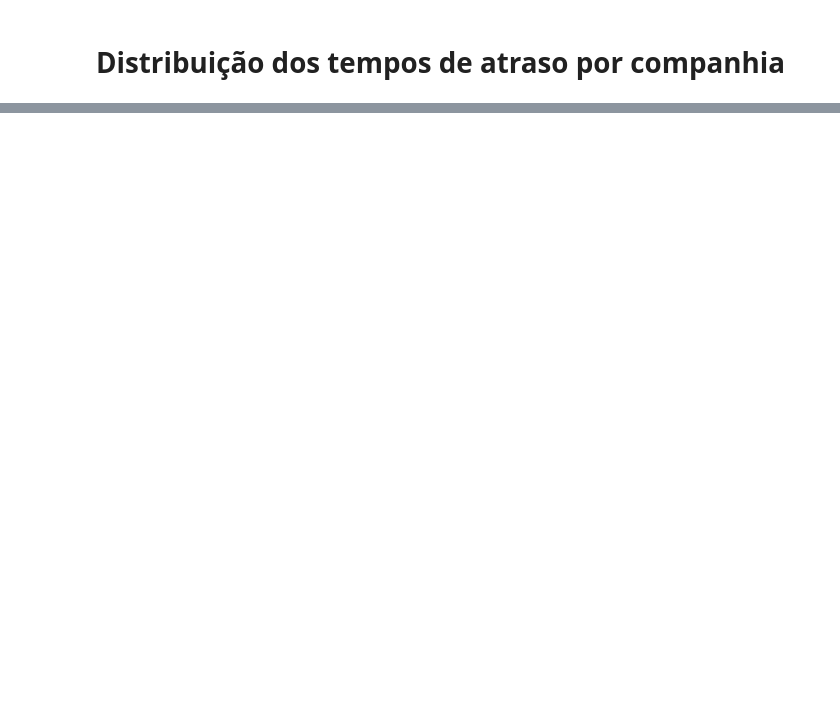
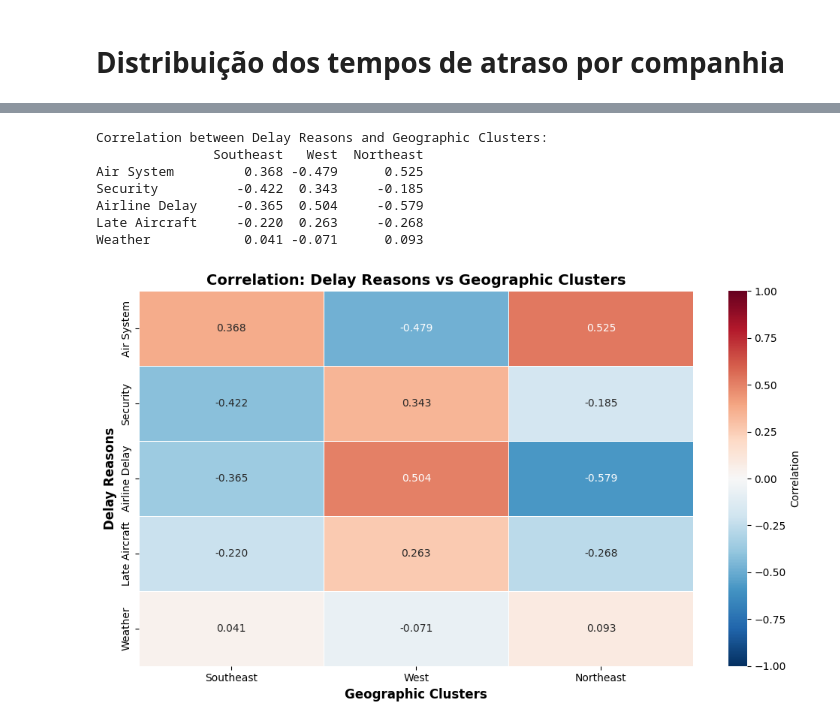
Before and after one commit to rics81/FIAP-8MLET-TechChallenge-III, a Jupyter notebook: tc3.ipynb, the cells around one changed output, grey strips where cells are left out. Saved outputs shown, nothing was run; the diff lists cells and outputs as text; code cells hidden in the pictures; blank space fills up the shorter version.

```diff
--- a/tc3.ipynb
+++ b/tc3.ipynb
@@ -485,0 +696,46 @@ Apesar da métrica anterior apontando a NK como a que teria atrasos mais longos
+# %%
+# Correlation analysis: Clusters vs Delay Reasons
+import numpy as np
+import pandas as pd
+
+# Create a numeric version of the table (remove % and convert to float)
+summary_numeric = summary_table_full.copy()
+for col in summary_numeric.columns:
+    summary_numeric[col] = summary_numeric[col].str.rstrip('%').astype(float)
+
+# Extract cluster and delay columns
+cluster_cols = ['Southeast', 'West', 'Northeast']
+delay_cols = ['Air System', 'Security', 'Airline Delay', 'Late Aircraft', 'Weather']
+
+# Calculate correlation matrix between all columns
+all_cols = cluster_cols + delay_cols
+correlation_data = summary_numeric[all_cols]
+correlation_matrix = correlation_data.corr()
+
+# Extract only the correlations between clusters and delays
+correlation_clusters_delays = correlation_matrix.loc[delay_cols, cluster_cols]
+
+print("\nCorrelation between Delay Reasons and Geographic Clusters:")
+print(correlation_clusters_delays.round(3))
+
+# Visualize with heatmap
+import matplotlib.pyplot as plt
+import seaborn as sns
+
+fig, ax = plt.subplots(figsize=(10, 6))
+sns.heatmap(correlation_clusters_delays, annot=True, fmt='.3f', cmap='RdBu_r', center=0,
+            cbar_kws={'label': 'Correlation'}, ax=ax, vmin=-1, vmax=1, linewidths=0.5)
+ax.set_title('Correlation: Delay Reasons vs Geographic Clusters', fontsize=14, fontweight='bold')
+ax.set_xlabel('Geographic Clusters', fontsize=12, fontweight='bold')
+ax.set_ylabel('Delay Reasons', fontsize=12, fontweight='bold')
+plt.tight_layout()
+plt.show()
+# %% [output]
+Correlation between Delay Reasons and Geographic Clusters:
+               Southeast   West  Northeast
+Air System         0.368 -0.479      0.525
+Security          -0.422  0.343     -0.185
+Airline Delay     -0.365  0.504     -0.579
+Late Aircraft     -0.220  0.263     -0.268
+Weather            0.041 -0.071      0.093
+[figure, added]
```
Also changed, not shown: parts of 19 cells of this notebook, 1 other file.
